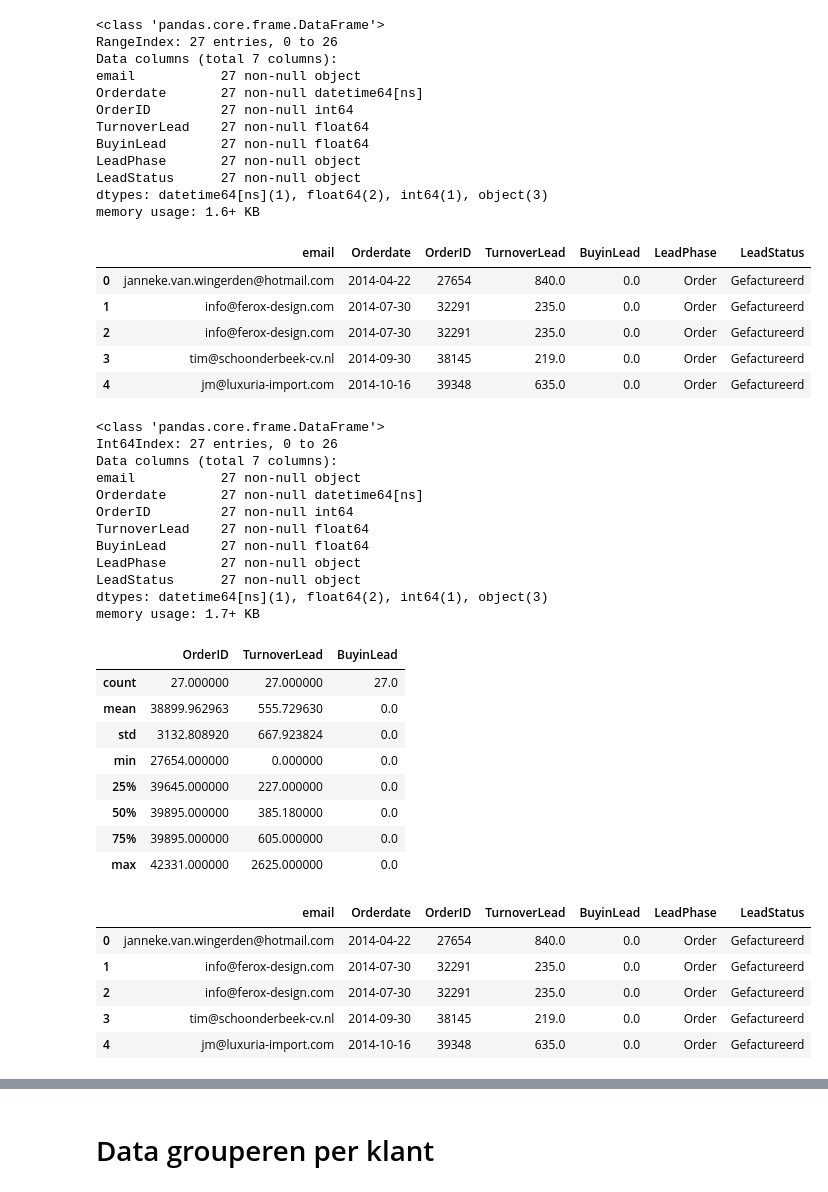
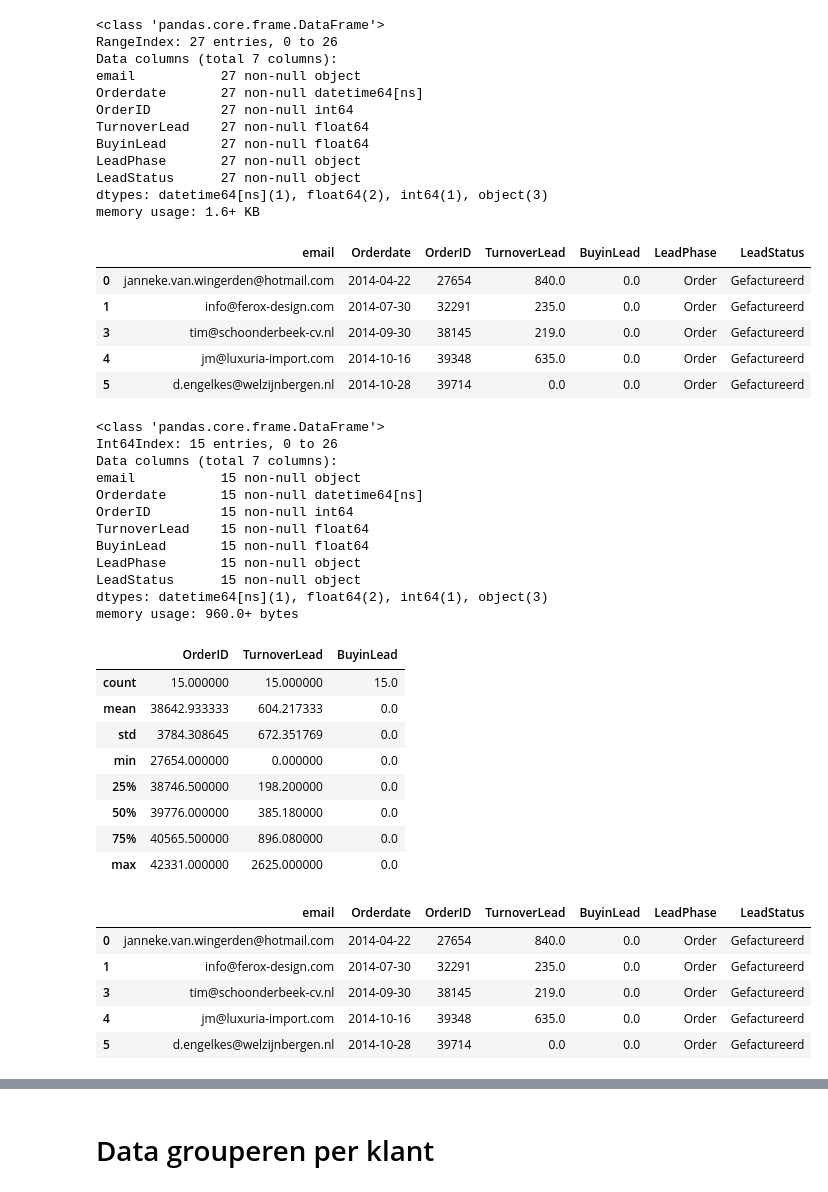
Before and after one commit to iwb-digital-growth-agency/python, a Jupyter notebook: CLV_Maxilia - nieuwe data set.ipynb, the cells around one changed output, grey strips where cells are left out. Cells and saved outputs as stored; diff of their text form; code cells hidden in the pictures.

Commit message:
Ontdubbelen OrderID

```diff
--- a/CLV_Maxilia - nieuwe data set.ipynb
+++ b/CLV_Maxilia - nieuwe data set.ipynb
@@ -38,45 +38,47 @@ memory usage: 1.6+ KB
 # %%
 # lege rijen 'NaT' eruit gefilterd
 # Email bevat @ controle
+# Duplicaten verwijderen
 
 df = df.dropna(axis=0, how = 'any', inplace=False)
 df = df[~df['email'].str.contains('@')==False]
+df = df.drop_duplicates('OrderID', keep='first')
 df.head()
 # %% [output]
 |  | email | Orderdate | OrderID | TurnoverLead | BuyinLead | LeadPhase | LeadStatus |
 | 0 | janneke.van.wingerden@hotmail.com | 2014-04-22 | 27654 | 840.0 | 0.0 | Order | Gefactureerd |
 | 1 | info@ferox-design.com | 2014-07-30 | 32291 | 235.0 | 0.0 | Order | Gefactureerd |
-| 2 | info@ferox-design.com | 2014-07-30 | 32291 | 235.0 | 0.0 | Order | Gefactureerd |
 | 3 | tim@schoonderbeek-cv.nl | 2014-09-30 | 38145 | 219.0 | 0.0 | Order | Gefactureerd |
 | 4 | jm@luxuria-import.com | 2014-10-16 | 39348 | 635.0 | 0.0 | Order | Gefactureerd |
+| 5 | d.engelkes@welzijnbergen.nl | 2014-10-28 | 39714 | 0.0 | 0.0 | Order | Gefactureerd |
 # %%
 df['Orderdate']=pd.to_datetime(df['Orderdate'], format='%d-%m-%Y')
 # %%
 df.info()
 # %% [output]
 <class 'pandas.core.frame.DataFrame'>
-Int64Index: 27 entries, 0 to 26
+Int64Index: 15 entries, 0 to 26
 Data columns (total 7 columns):
-email           27 non-null object
-Orderdate       27 non-null datetime64[ns]
-OrderID         27 non-null int64
-TurnoverLead    27 non-null float64
-BuyinLead       27 non-null float64
-LeadPhase       27 non-null object
-LeadStatus      27 non-null object
+email           15 non-null object
+Orderdate       15 non-null datetime64[ns]
+OrderID         15 non-null int64
+TurnoverLead    15 non-null float64
+BuyinLead       15 non-null float64
+LeadPhase       15 non-null object
+LeadStatus      15 non-null object
 dtypes: datetime64[ns](1), float64(2), int64(1), object(3)
-memory usage: 1.7+ KB
+memory usage: 960.0+ bytes
 # %%
 df.describe()
 # %% [output]
 |  | OrderID | TurnoverLead | BuyinLead |
-| count | 27.000000 | 27.000000 | 27.0 |
-| mean | 38899.962963 | 555.729630 | 0.0 |
-| std | 3132.808920 | 667.923824 | 0.0 |
+| count | 15.000000 | 15.000000 | 15.0 |
+| mean | 38642.933333 | 604.217333 | 0.0 |
+| std | 3784.308645 | 672.351769 | 0.0 |
 | min | 27654.000000 | 0.000000 | 0.0 |
-| 25% | 39645.000000 | 227.000000 | 0.0 |
-| 50% | 39895.000000 | 385.180000 | 0.0 |
-| 75% | 39895.000000 | 605.000000 | 0.0 |
+| 25% | 38746.500000 | 198.200000 | 0.0 |
+| 50% | 39776.000000 | 385.180000 | 0.0 |
+| 75% | 40565.500000 | 896.080000 | 0.0 |
 | max | 42331.000000 | 2625.000000 | 0.0 |
 # %%
 # Leadphase = order
@@ -88,9 +90,9 @@ df.head()
 |  | email | Orderdate | OrderID | TurnoverLead | BuyinLead | LeadPhase | LeadStatus |
 | 0 | janneke.van.wingerden@hotmail.com | 2014-04-22 | 27654 | 840.0 | 0.0 | Order | Gefactureerd |
 | 1 | info@ferox-design.com | 2014-07-30 | 32291 | 235.0 | 0.0 | Order | Gefactureerd |
-| 2 | info@ferox-design.com | 2014-07-30 | 32291 | 235.0 | 0.0 | Order | Gefactureerd |
 | 3 | tim@schoonderbeek-cv.nl | 2014-09-30 | 38145 | 219.0 | 0.0 | Order | Gefactureerd |
 | 4 | jm@luxuria-import.com | 2014-10-16 | 39348 | 635.0 | 0.0 | Order | Gefactureerd |
+| 5 | d.engelkes@welzijnbergen.nl | 2014-10-28 | 39714 | 0.0 | 0.0 | Order | Gefactureerd |
 # %%
 df.info()
 # %% [output]
```
Also changed, not shown: parts of 25 cells of this notebook, 3 other files.
